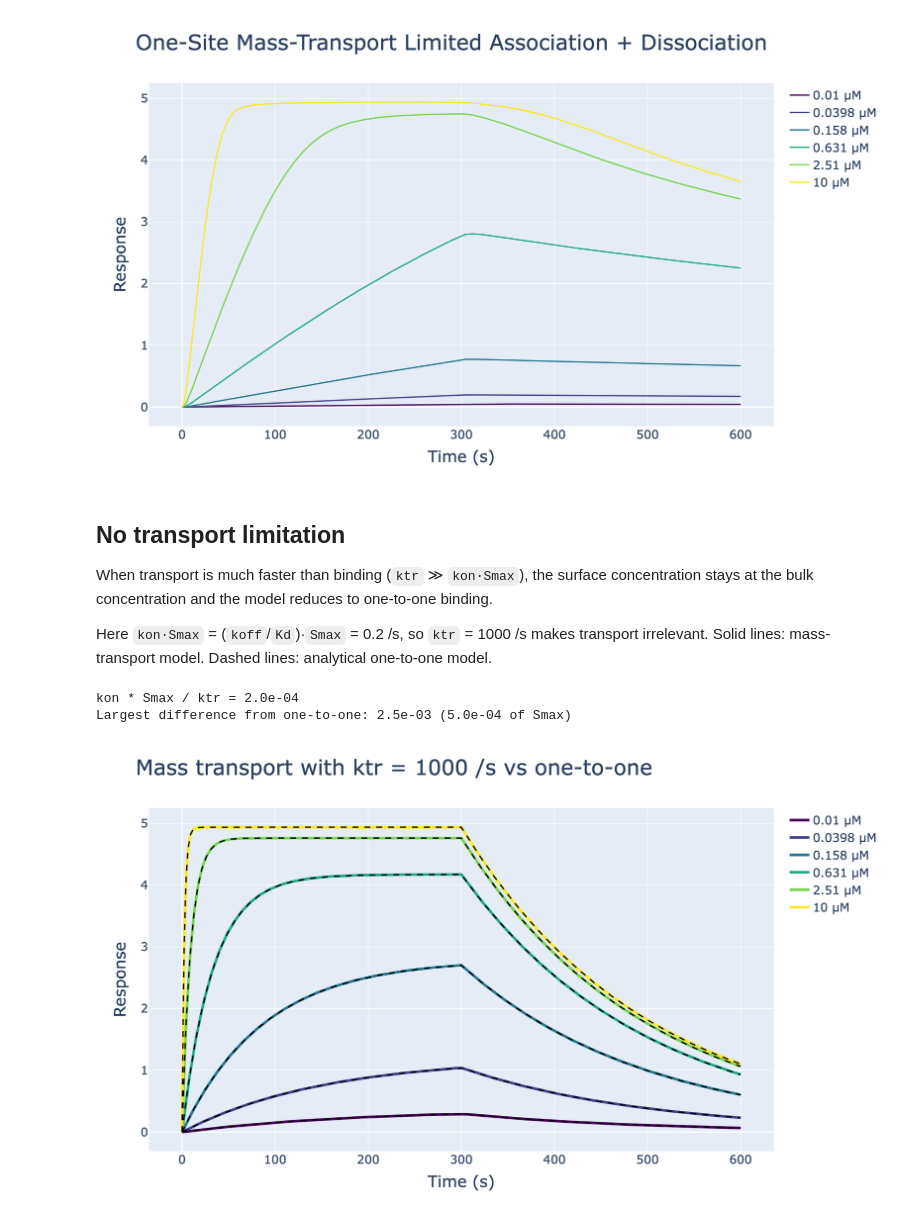
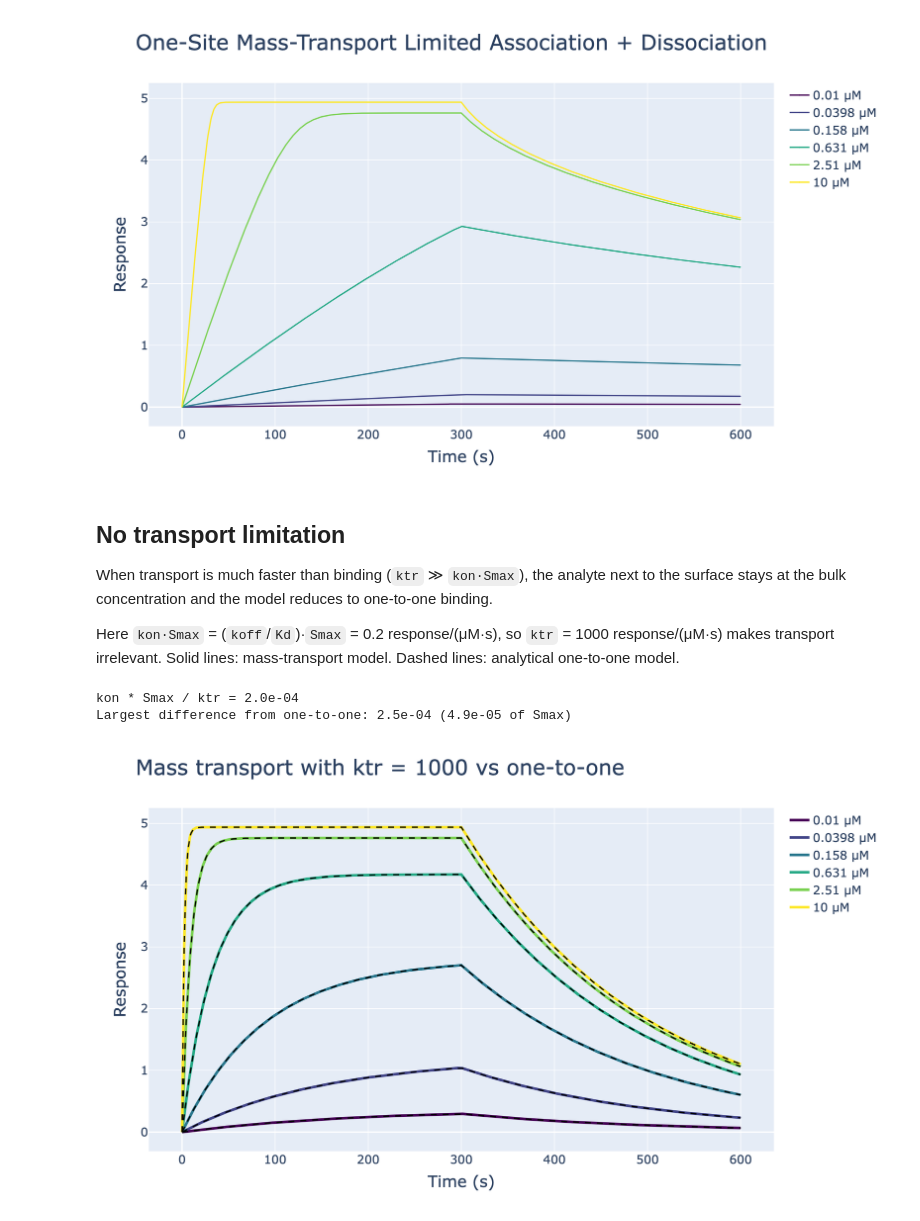
Before and after one commit to osvalB/pykingenie, a Jupyter notebook: notebooks/2_one_site_assoc_disso_mass_transport_simulation.ipynb, the cells around one changed output. Saved outputs shown, nothing was run; the diff lists cells and outputs as text; code cells hidden in the pictures.

```diff
--- a/notebooks/2_one_site_assoc_disso_mass_transport_simulation.ipynb
+++ b/notebooks/2_one_site_assoc_disso_mass_transport_simulation.ipynb
@@ -38,19 +44,16 @@ colors = [VIRIDIS[int(i)] for i in np.linspace(0, len(VIRIDIS) - 1, len(concentr
 combined_xs, combined_ys, legends = [], [], []
 
 for conc in concentrations:
-    assoc, cs_assoc = solve_ode_one_site_mass_transport_association(
+    assoc = solve_ode_one_site_mass_transport_association(
         t=t_assoc - t_assoc[0],
         s1_0=0.0,
-        cs_0=0.0,
         analyte_conc=conc,
         K_d=Kd,
         k_off=koff,
         k_tr=ktr,
         s_max=smax,
-        return_cs=True,
     )
 
-    # Dissociation starts from the signal and surface concentration left by the association
     disso = solve_ode_one_site_mass_transport_dissociation(
         t=t_disso,
         s1_0=assoc[-1],
@@ -58,7 +61,6 @@ for conc in concentrations:
         k_off=koff,
         k_tr=ktr,
         s_max=smax,
-        cs_0=cs_assoc[-1],
     )
 
     combined_xs.append([t_assoc, t_disso + t_assoc[-1]])
@@ -89,13 +91,13 @@ fig.update_yaxes(title_font={"size": 24}, tickfont={"size": 18})
 
 show_plotly_static(fig)
 # %% [output]
-[figure, old version]
+[figure, new version]
 # %% [markdown]
 ## No transport limitation
 
-When transport is much faster than binding (`ktr` ≫ `kon·Smax`), the surface concentration stays at the bulk concentration and the model reduces to one-to-one binding.
+When transport is much faster than binding (`ktr` ≫ `kon·Smax`), the analyte next to the surface stays at the bulk concentration and the model reduces to one-to-one binding.
 
-Here `kon·Smax` = (`koff`/`Kd`)·`Smax` = 0.2 /s, so `ktr` = 1000 /s makes transport irrelevant.
+Here `kon·Smax` = (`koff`/`Kd`)·`Smax` = 0.2 response/(μM·s), so `ktr` = 1000 response/(μM·s) makes transport irrelevant.
 Solid lines: mass-transport model. Dashed lines: analytical one-to-one model.
 # %%
 ktr_fast = 1000.0
@@ -105,12 +107,12 @@ print(f"kon * Smax / ktr = {kon * smax / ktr_fast:.1e}")
 fast_xs, fast_ys, one_to_one_ys = [], [], []
 
 for conc in concentrations:
-    assoc, cs_assoc = solve_ode_one_site_mass_transport_association(
-        t=t_assoc - t_assoc[0], s1_0=0.0, cs_0=0.0, analyte_conc=conc,
-        K_d=Kd, k_off=koff, k_tr=ktr_fast, s_max=smax, return_cs=True,
+    assoc = solve_ode_one_site_mass_transport_association(
+        t=t_assoc - t_assoc[0], s1_0=0.0, analyte_conc=conc,
+        K_d=Kd, k_off=koff, k_tr=ktr_fast, s_max=smax,
     )
     disso = solve_ode_one_site_mass_transport_dissociation(
-        t=t_disso, s1_0=assoc[-1], K_d=Kd, k_off=koff, k_tr=ktr_fast, s_max=smax, cs_0=cs_assoc[-1],
+        t=t_disso, s1_0=assoc[-1], K_d=Kd, k_off=koff, k_tr=ktr_fast, s_max=smax,
     )
 
     assoc_1to1 = one_site_association_analytical(t_assoc - t_assoc[0], 0.0, smax, koff, Kd, conc)
@@ -124,34 +126,34 @@ max_diff = max(np.max(np.abs(np.concatenate(a) - np.concatenate(b))) for a, b in
 print(f"Largest difference from one-to-one: {max_diff:.1e} ({max_diff / smax:.1e} of Smax)")
 # %% [output]
 kon * Smax / ktr = 2.0e-04
-Largest difference from one-to-one: 2.5e-03 (5.0e-04 of Smax)
+Largest difference from one-to-one: 2.5e-04 (4.9e-05 of Smax)
 # %%
 fig = plot_traces(
     xs=fast_xs,
     ys=fast_ys,
     legends=legends,
     colors=colors,
     show=show,
     marker_size=1,
     line_width=4,
 )
 
 for x, y, color in zip(fast_xs, one_to_one_ys, colors):
     fig.add_trace(go.Scatter(
         x=np.concatenate(x), y=np.concatenate(y), mode="lines",
         line={"color": "black", "dash": "dash", "width": 2}, showlegend=False,
     ))
 
 fig.update_layout(
-    title={"text": f"Mass transport with ktr = {ktr_fast:g} /s vs one-to-one", "font": {"size": 32}},
+    title={"text": f"Mass transport with ktr = {ktr_fast:g} vs one-to-one", "font": {"size": 32}},
     xaxis_title="Time (s)",
     yaxis_title="Response",
     font={"size": 20},
     legend={"font": {"size": 18}},
 )
 fig.update_xaxes(title_font={"size": 24}, tickfont={"size": 18})
 fig.update_yaxes(title_font={"size": 24}, tickfont={"size": 18})
 
 show_plotly_static(fig)
 # %% [output]
-[figure, old version]
+[figure, new version]
```
Also changed, not shown: parts of 2 cells of this notebook, 7 other files.
